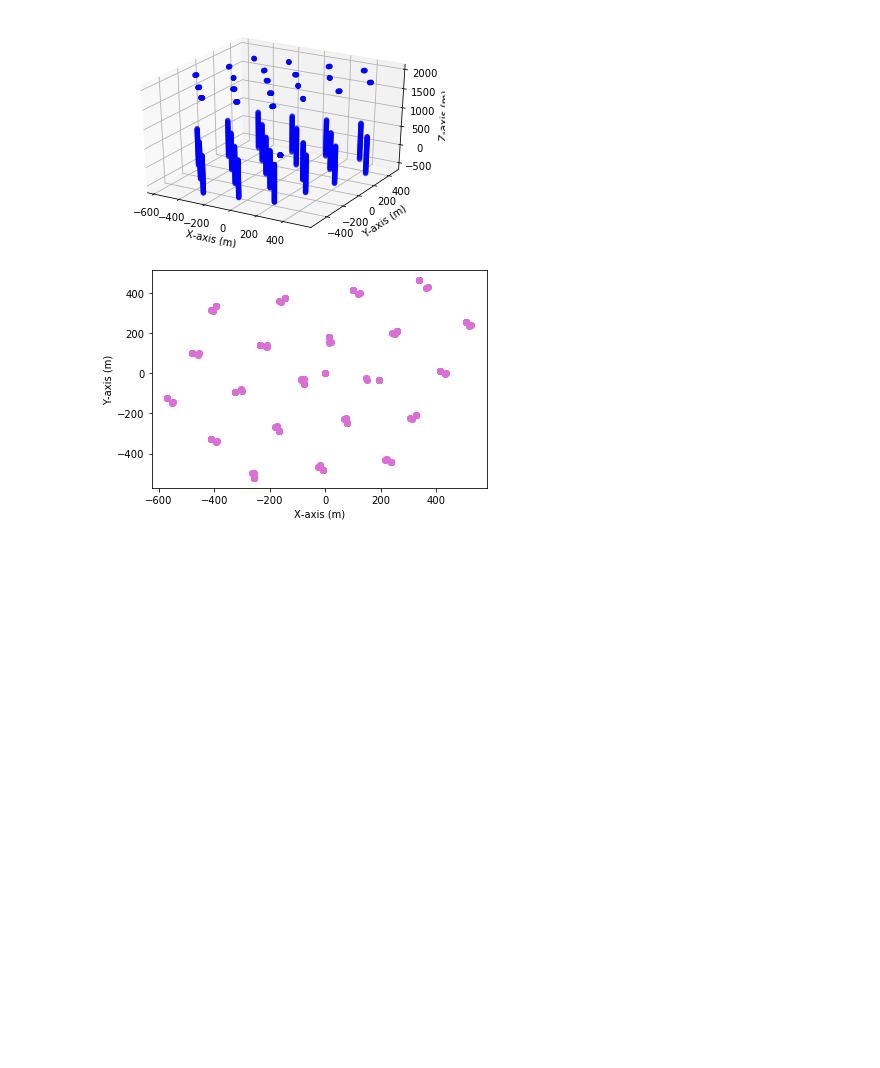
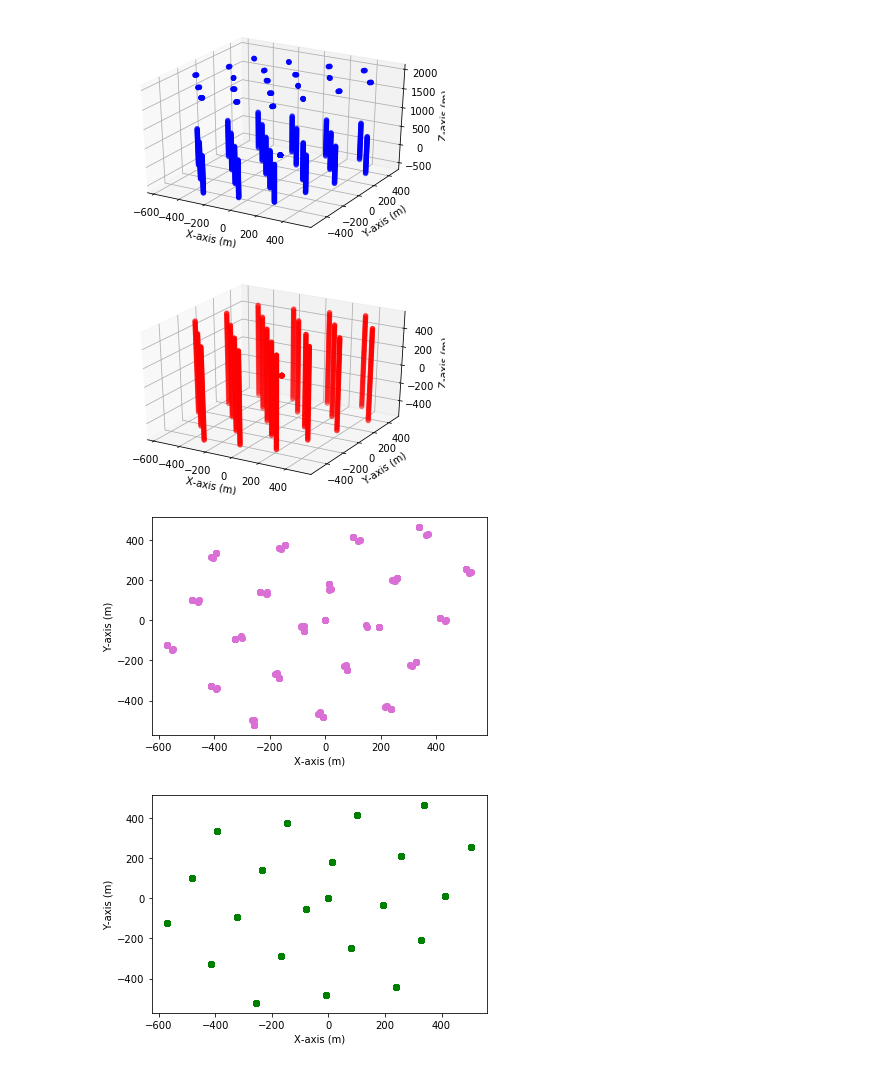
Before and after one commit to Patricia-Mcmillin/PMcmillin_REU, a Jupyter notebook: gen2_geometry.ipynb, the cells around one changed output. Cells and saved outputs as stored; diff of their text form; code cells hidden in the pictures; blank space fills up the shorter version.

Commit message:
include plots without icetop

```diff
--- a/gen2_geometry.ipynb
+++ b/gen2_geometry.ipynb
@@ -14,31 +14,48 @@ while not frame.Has('I3Geometry'):
 geometry = frame.Get('I3Geometry')
 om_geometry = geometry.omgeo
 
 dom_x_positions=np.zeros((87,67))
 dom_y_positions=np.zeros((87,67))
 dom_z_positions=np.zeros((87,67))
 
 for om, geo_info in om_geometry:
     dom_x_positions[om[0],om[1]]=geo_info.position.x
     dom_y_positions[om[0],om[1]]=geo_info.position.y
     dom_z_positions[om[0],om[1]]=geo_info.position.z
 #places the selected string numbers of x, y, z positions into a new array
 gen2_dom_x_positions = np.concatenate((dom_x_positions[1:6:2], dom_x_positions[14:21:2], dom_x_positions[31:40:2], dom_x_positions[51:60:2], dom_x_positions[68:75:2]))
 gen2_dom_y_positions = np.concatenate((dom_y_positions[1:6:2], dom_y_positions[14:21:2], dom_y_positions[31:40:2], dom_y_positions[51:60:2], dom_y_positions[68:75:2]))
 gen2_dom_z_positions = np.concatenate((dom_z_positions[1:6:2], dom_z_positions[14:21:2], dom_z_positions[31:40:2], dom_z_positions[51:60:2], dom_z_positions[68:75:2]))
 
 ax = plt.axes(projection='3d')
 ax.set_xlabel('X-axis (m)')
 ax.set_ylabel('Y-axis (m)')
 ax.set_zlabel('Z-axis (m)')
 ax.scatter3D(gen2_dom_x_positions, gen2_dom_y_positions, gen2_dom_z_positions, c='blue', depthshade=True)
 plt.show()
 
+#gen2 positions without icetop
+ax = plt.axes(projection='3d')
+ax.set_xlabel('X-axis (m)')
+ax.set_ylabel('Y-axis (m)')
+ax.set_zlabel('Z-axis (m)')
+ax.scatter3D(gen2_dom_x_positions[:,0:61], gen2_dom_y_positions[:,0:61], gen2_dom_z_positions[:,0:61], c='red', depthshade=True)
+plt.show()
+
 ax = plt.axes()
 ax.set_xlabel('X-axis (m)')
 ax.set_ylabel('Y-axis (m)')
 ax.scatter(gen2_dom_x_positions, gen2_dom_y_positions, c='orchid')
 plt.show()
+
+#gen2 positions without icetop
+ax = plt.axes()
+ax.set_xlabel('X-axis (m)')
+ax.set_ylabel('Y-axis (m)')
+ax.scatter(gen2_dom_x_positions[:,0:61], gen2_dom_y_positions[:,0:61], c='green')
+plt.show()
 # %% [output]
 [figure]
-[figure, old version]
+[figure, new version]
+[figure, added]
+[figure, added]
```
Also changed, not shown: parts of 2 cells of this notebook.
